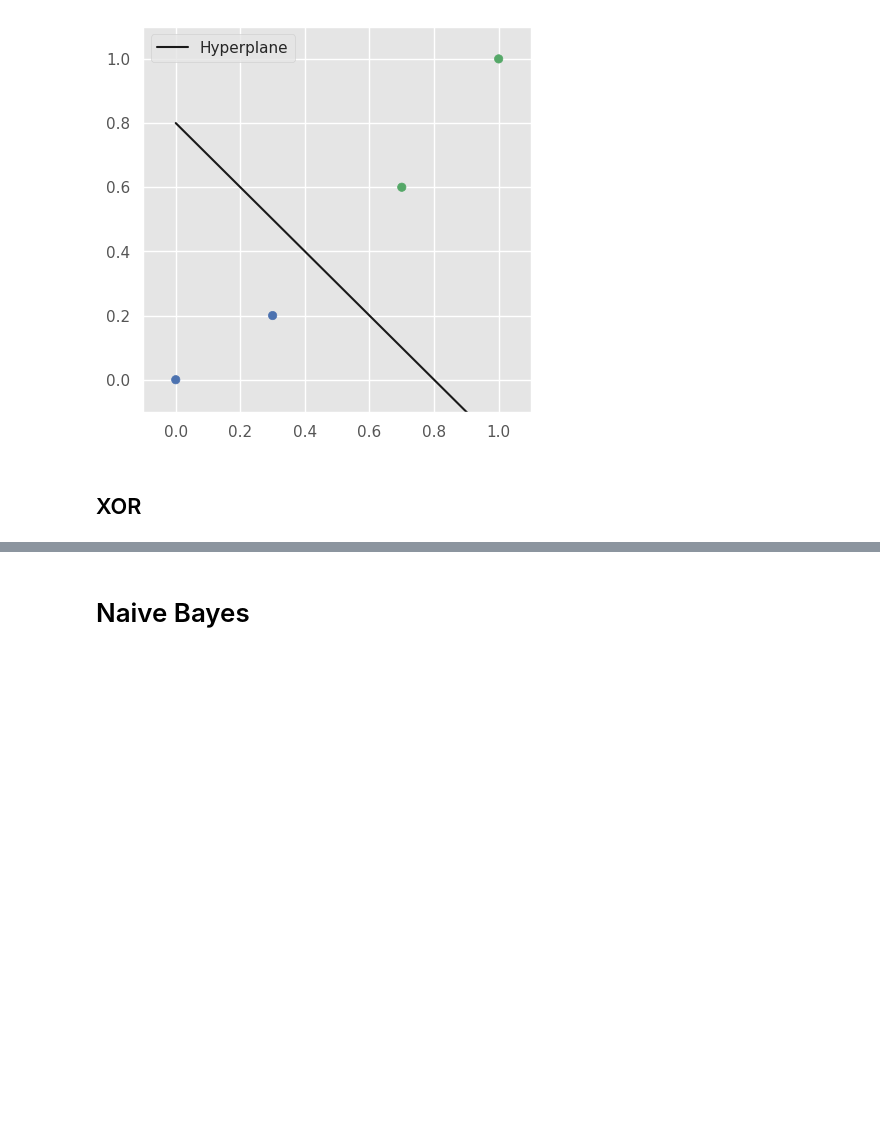
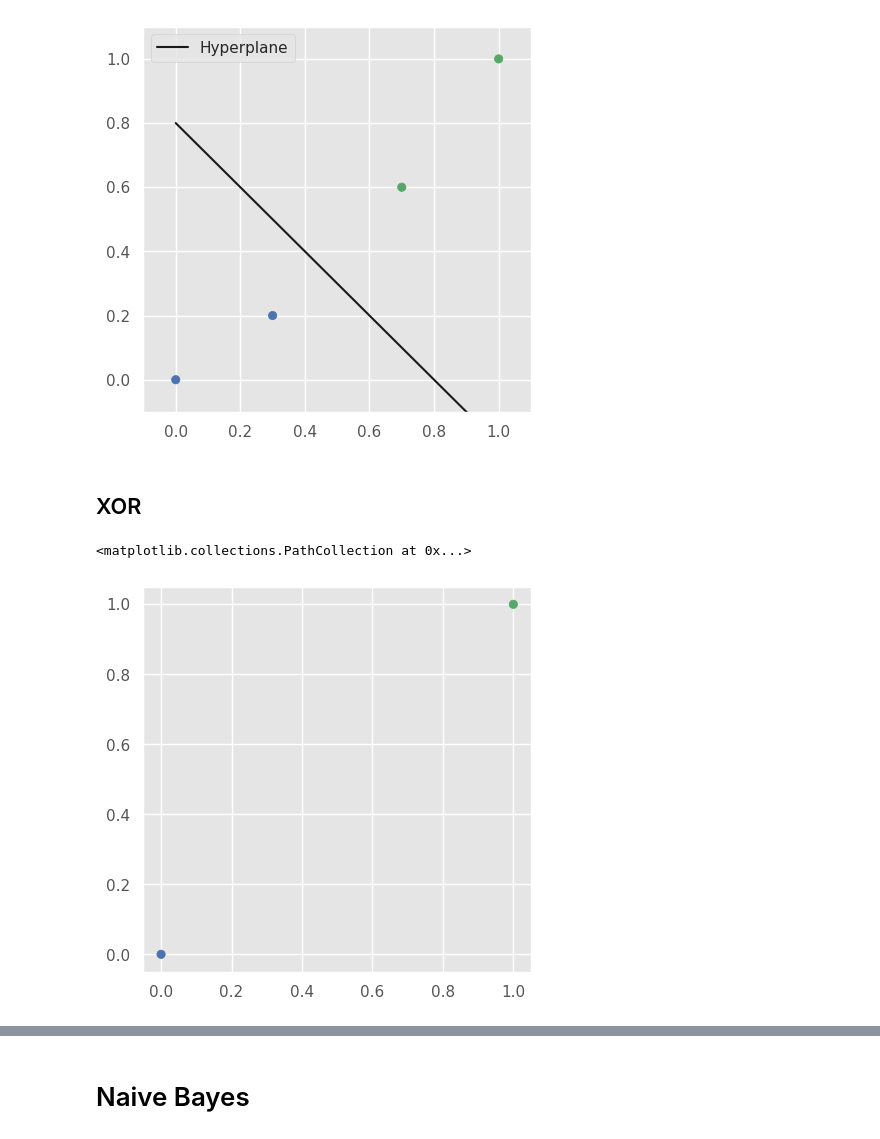
Before and after one commit to gymnopedy01/ictis-2023-ai, a Jupyter notebook: 다운로드/배포_ML_분류.ipynb, the cells around one changed output, grey strips where cells are left out. Drawn from its saved outputs; the diff is of its cells as text; code cells hidden in the pictures; blank space fills up the shorter version.

```diff
--- a/다운로드/배포_ML_분류.ipynb
+++ b/다운로드/배포_ML_분류.ipynb
@@ -154,3 +154,25 @@ test_data = np.array([[0.8, 0.8],
                       [0.3, 0.3],
                       [0.7, 0.7]])
 pred=
+# %%
+'''
+plt.figure(figsize=(5,5))
+plt.style.use("ggplot")
+plt.plot(xx, yy, 'k-', label='Hyperplane')
+plt.scatter( x[:,0] , x[:,1] ,
+           color=setcolor(pd.Series(y)))
+plt.scatter( test_data[:,0] , test_data[:,1] ,
+           color=setcolor(pd.Series(pred)))
+plt.legend()
+plt.axis([-0.1, 1.1, -0.1, 1.1]) #[xmin, xmax, ymin, ymax]
+plt.show()
+'''
+
+plt.figure(figsize=(5,5))
+plt.style.use("ggplot")
+plt.scatter( x[:,0], x[:,1],
+            color=setcolor(pd.Series(y)))
+#plt.scatter(test_data[:,0])
+# %% [output]
+<matplotlib.collections.PathCollection at 0x...>
+[figure, added]
```
Also changed, not shown: parts of 29 cells of this notebook.
